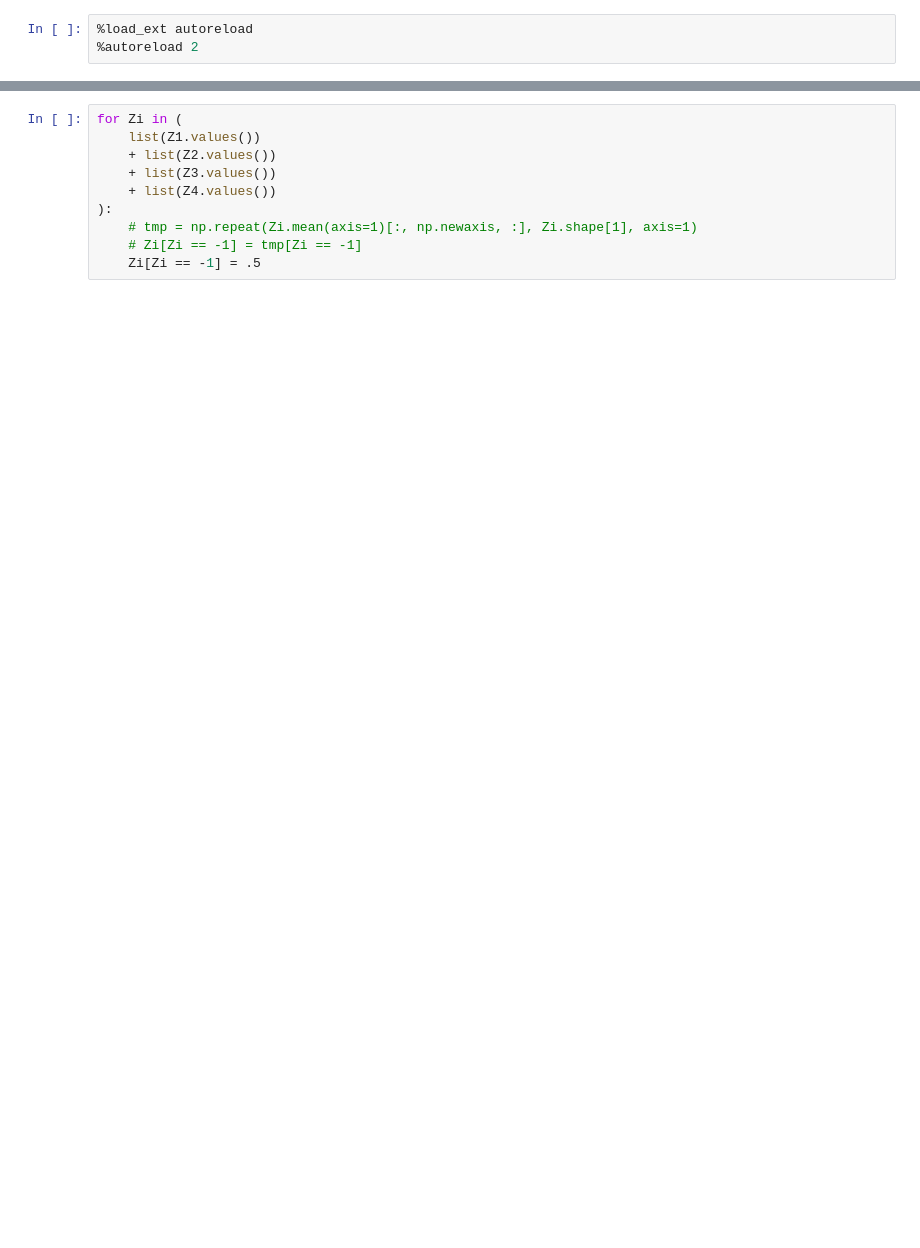
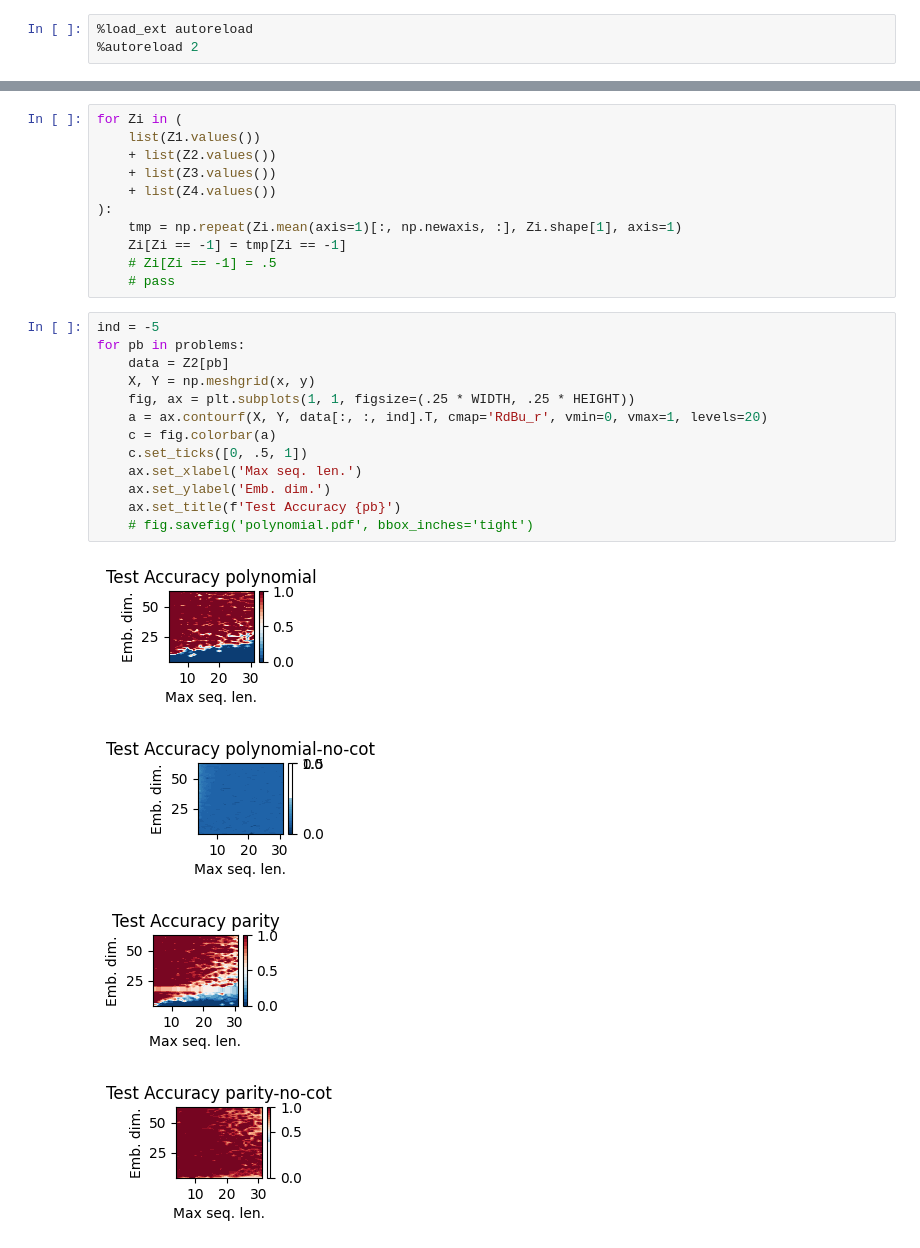
Before and after one commit to fairinternal/composable-llm, a Jupyter notebook: notebooks/show_scaling.ipynb, the cells around one changed output, grey strips where cells are left out. Drawn from its saved outputs; the diff is of its cells as text; blank space fills up the shorter version.

```diff
--- a/notebooks/show_scaling.ipynb
+++ b/notebooks/show_scaling.ipynb
@@ -48,7 +51,26 @@ for Zi in (
     + list(Z3.values())
     + list(Z4.values())
 ):
-    # tmp = np.repeat(Zi.mean(axis=1)[:, np.newaxis, :], Zi.shape[1], axis=1)
-    # Zi[Zi == -1] = tmp[Zi == -1]
-    Zi[Zi == -1] = .5
+    tmp = np.repeat(Zi.mean(axis=1)[:, np.newaxis, :], Zi.shape[1], axis=1)
+    Zi[Zi == -1] = tmp[Zi == -1]
+    # Zi[Zi == -1] = .5
+    # pass
+# %%
+ind = -5
+for pb in problems:
+    data = Z2[pb]
+    X, Y = np.meshgrid(x, y)
+    fig, ax = plt.subplots(1, 1, figsize=(.25 * WIDTH, .25 * HEIGHT))
+    a = ax.contourf(X, Y, data[:, :, ind].T, cmap='RdBu_r', vmin=0, vmax=1, levels=20)
+    c = fig.colorbar(a)
+    c.set_ticks([0, .5, 1])
+    ax.set_xlabel('Max seq. len.')
+    ax.set_ylabel('Emb. dim.')
+    ax.set_title(f'Test Accuracy {pb}')
+    # fig.savefig('polynomial.pdf', bbox_inches='tight')
+# %% [output]
+[figure, added]
+[figure, added]
+[figure, added]
+[figure, added]
 # %%
```
Also changed, not shown: parts of 6 cells of this notebook, 1 other file.
